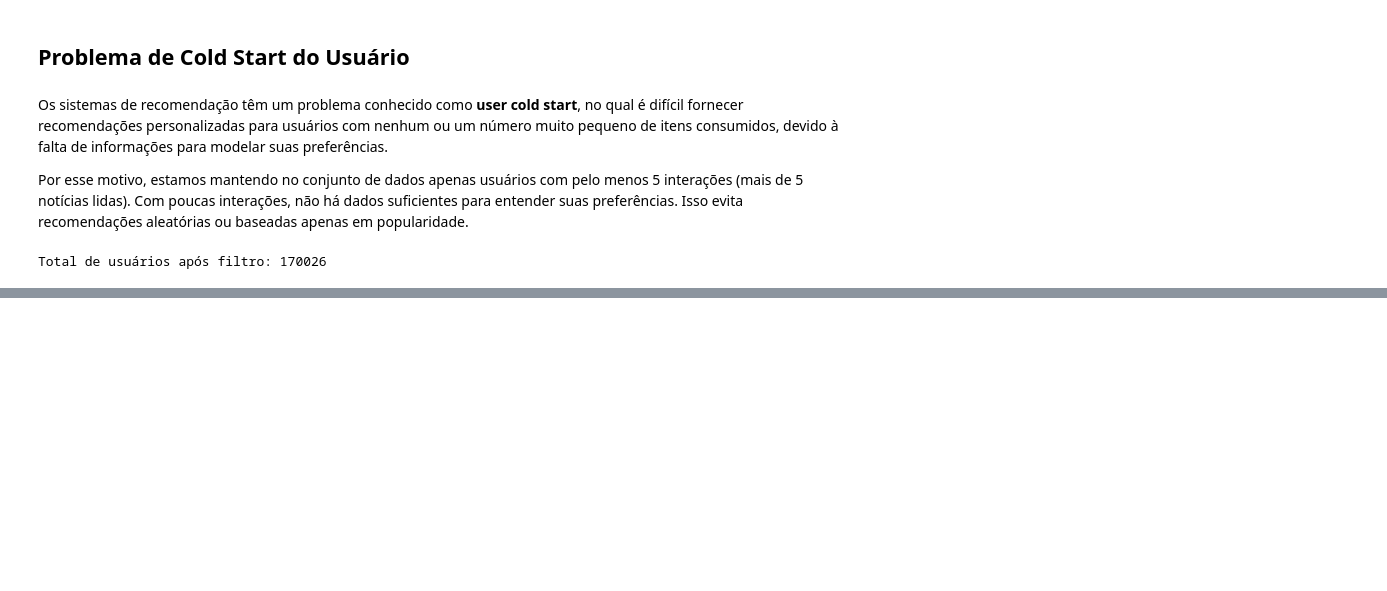
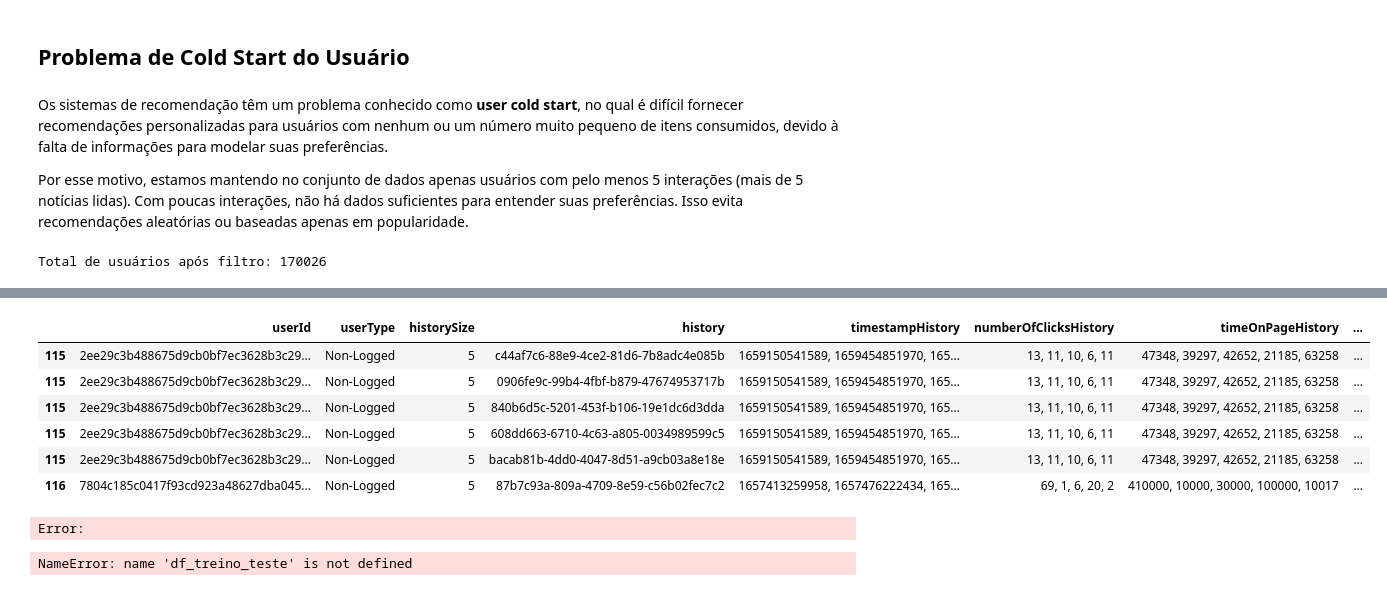
Before and after one commit to letpires/G1Recommender, a Jupyter notebook: eda.ipynb, the cells around one changed output, grey strips where cells are left out. Drawn from its saved outputs; the diff is of its cells as text; code cells hidden in the pictures; blank space fills up the shorter version.

```diff
--- a/eda.ipynb
+++ b/eda.ipynb
@@ -167,0 +190,12 @@ Total de usuários após filtro: 170026
+# %%
+# Explodir a coluna 'history' separando por vírgula
+df_treino_teste['history'] = df_treino_teste['history'].astype(str).str.split(",")
+
+# Explodir os valores
+df_treino_teste = df_treino_teste.explode('history')
+
+# Remover espaços extras nos valores (se houver)
+df_treino_teste['history'] = df_treino_teste['history'].str.strip()
+
+# Verificar os resultados
+print(df_treino_teste[['userId', 'history']].head())
@@ -167,0 +216,15 @@ Total de usuários após filtro: 170026
+# %%
+df_treino_teste.head(6)
+# %% [output]
+|  | userId | userType | historySize | history | timestampHistory | numberOfClicksHistory | timeOnPageHistory | ... |
+| 115 | 2ee29c3b488675d9cb0bf7ec3628b3c29... | Non-Logged | 5 | c44af7c6-88e9-4ce2-81d6-7b8adc4e085b | 1659150541589, 1659454851970, 165... | 13, 11, 10, 6, 11 | 47348, 39297, 42652, 21185, 63258 | ... |
+| 115 | 2ee29c3b488675d9cb0bf7ec3628b3c29... | Non-Logged | 5 | 0906fe9c-99b4-4fbf-b879-47674953717b | 1659150541589, 1659454851970, 165... | 13, 11, 10, 6, 11 | 47348, 39297, 42652, 21185, 63258 | ... |
+| 115 | 2ee29c3b488675d9cb0bf7ec3628b3c29... | Non-Logged | 5 | 840b6d5c-5201-453f-b106-19e1dc6d3dda | 1659150541589, 1659454851970, 165... | 13, 11, 10, 6, 11 | 47348, 39297, 42652, 21185, 63258 | ... |
+| 115 | 2ee29c3b488675d9cb0bf7ec3628b3c29... | Non-Logged | 5 | 608dd663-6710-4c63-a805-0034989599c5 | 1659150541589, 1659454851970, 165... | 13, 11, 10, 6, 11 | 47348, 39297, 42652, 21185, 63258 | ... |
+| 115 | 2ee29c3b488675d9cb0bf7ec3628b3c29... | Non-Logged | 5 | bacab81b-4dd0-4047-8d51-a9cb03a8e18e | 1659150541589, 1659454851970, 165... | 13, 11, 10, 6, 11 | 47348, 39297, 42652, 21185, 63258 | ... |
+| 116 | 7804c185c0417f93cd923a48627dba045... | Non-Logged | 5 | 87b7c93a-809a-4709-8e59-c56b02fec7c2 | 1657413259958, 1657476222434, 165... | 69, 1, 6, 20, 2 | 410000, 10000, 30000, 100000, 10017 | ... |
+Error:
+# %%
+df_treino_teste["numberOfClicksHistory"]
+# %% [output]
+NameError: name 'df_treino_teste' is not defined
```
Also changed, not shown: parts of 6 cells of this notebook.
